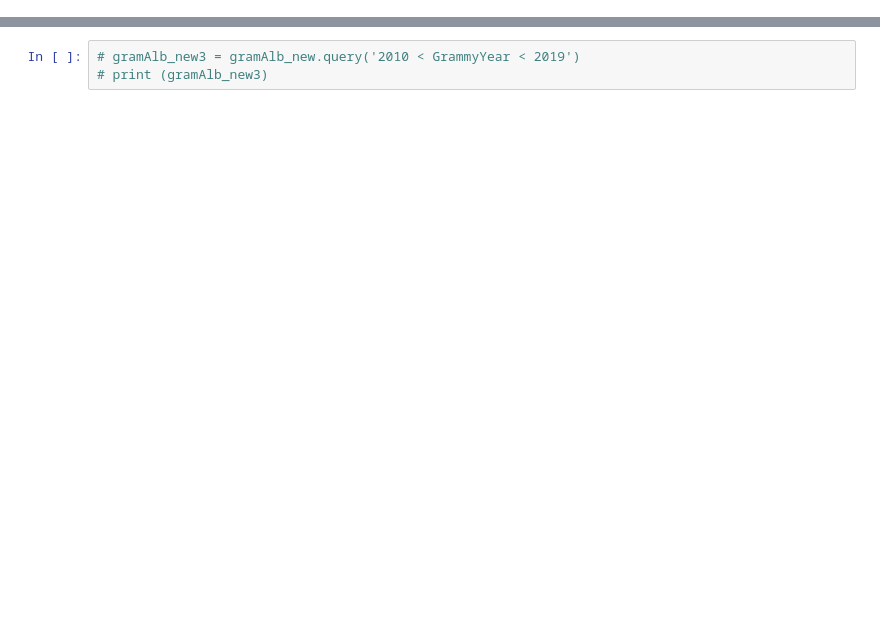
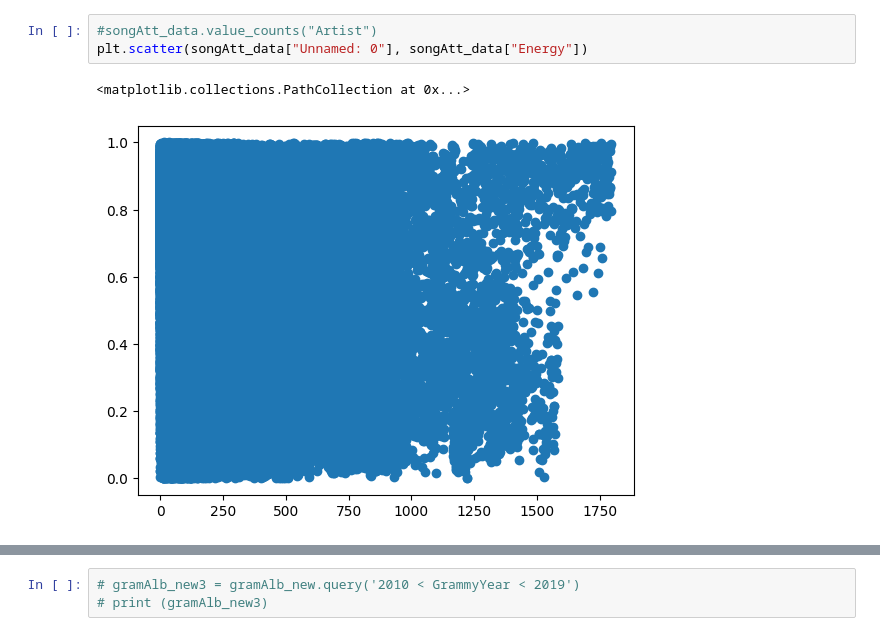
Before and after one commit to jonesj5901/project-1, a Jupyter notebook: Project 1/Billboard.ipynb, the cells around one changed output, grey strips where cells are left out. Saved outputs shown, nothing was run; the diff lists cells and outputs as text; blank space fills up the shorter version.

```diff
--- a/Project 1/Billboard.ipynb
+++ b/Project 1/Billboard.ipynb
@@ -28,2 +116,8 @@ aoty_data = pd.read_csv(aoty_path)
+# %%
+#songAtt_data.value_counts("Artist")
+plt.scatter(songAtt_data["Unnamed: 0"], songAtt_data["Energy"])
+# %% [output]
+<matplotlib.collections.PathCollection at 0x...>
+[figure, added]
 # %%
 # rename merge column
```
Also changed, not shown: parts of 14 cells of this notebook, 1 other file.
